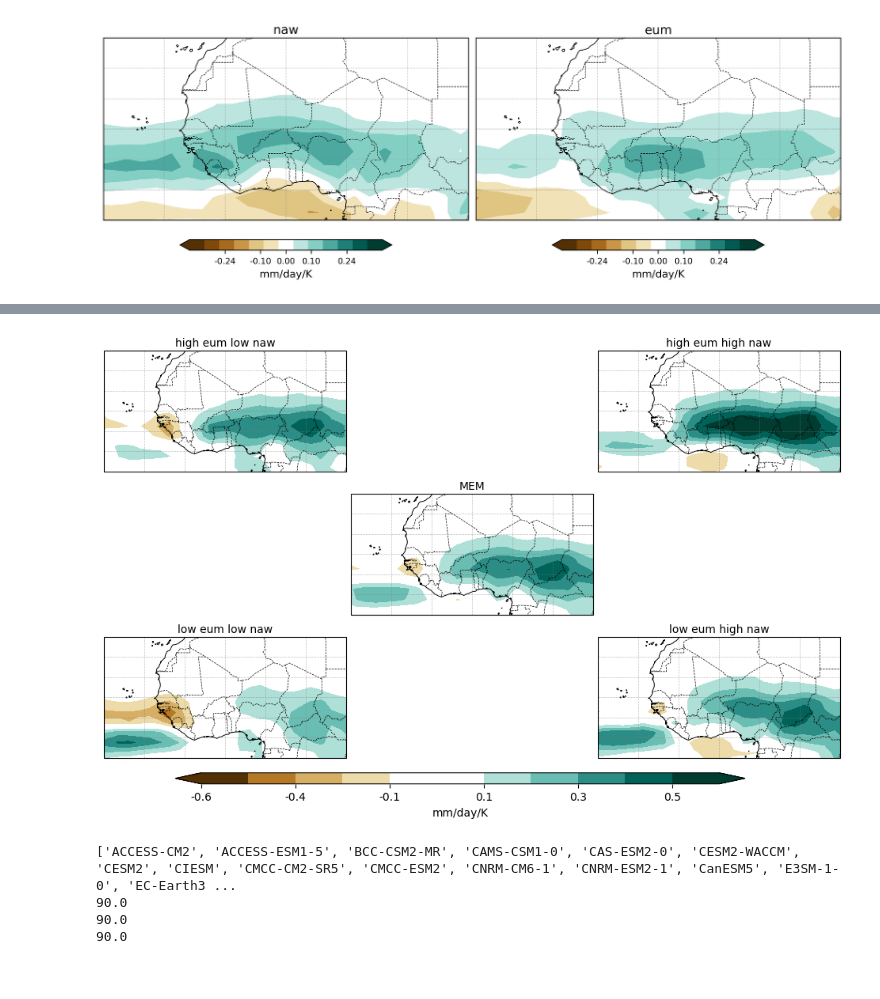
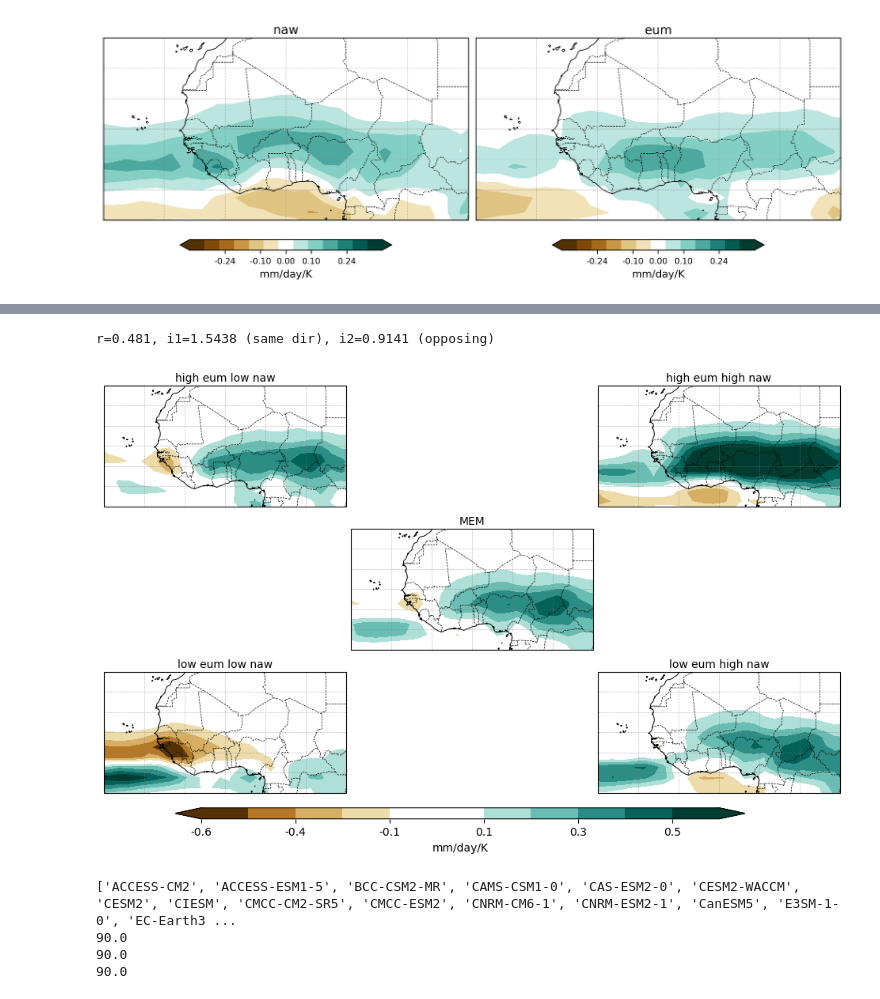
Before and after one commit to LIM-Climate-Causality/storypy, a Jupyter notebook: notebooks/sp_monerie_2023.ipynb, the cells around one changed output, grey strips where cells are left out. Drawn from its saved outputs; the diff is of its cells as text; code cells hidden in the pictures.

Commit message:
update to the storyliine computation. New compute for the storyline coefficient.

```diff
--- a/notebooks/sp_monerie_2023.ipynb
+++ b/notebooks/sp_monerie_2023.ipynb
@@ -448,46 +473,38 @@ create_multi_panel_figure(
 # %%
-from storypy.evaluate.plot import plot_storyline_map, storyline_evaluation, univariate_dist
+from storypy.evaluate.plot import plot_storyline_map, storyline_evaluation
 import numpy as np
 import pandas as pd
 import os
 
 main_config = dict(
         work_dir='/climca/people/ralawode/esmvaltool_output/monerie_etal_2023_20260427_120336/work',
         plot_dir='/climca/people/ralawode/esmvaltool_output/monerie_etal_2023_20260427_120336/plots',
         box=([-30, 30, 0, 30]),
     )
 
 target = 'pr'
 drivers = ['naw', 'eum']
 
 # --- Call the function ---
-df_stand = pd.read_csv(
-    os.path.join(main_config['work_dir'],
-                 "storyline_analysis/multiple_regresion/remote_drivers/"
-                 "scaled_standardized_drivers.csv"),
-    index_col=0
-)
-
 storylines, titles = storyline_evaluation(
     main_config, target, drivers,
-    coeffs_high={'naw':  univariate_dist(df_stand, 'naw',  0.8),
-                 'eum': univariate_dist(df_stand, 'eum', 0.8)},
-    coeffs_low ={'naw':  univariate_dist(df_stand, 'naw',  0.2),
-                 'eum': univariate_dist(df_stand, 'eum', 0.2)},
+    confidence_level=0.8,
+    use_correlation=True     # computes r internally from df_stand, returns i1 and i2
 )
 
 # --- Plotting setup ---
 cmaps = ['BrBG'] * 5
 levels = [np.linspace(-0.6, 0.65, 12)] * 5 # np.arange(-0.3, 0.35, 0.05) --- IGNORE ---
 extent = [main_config["box"]] * 5
 
 fig = plot_storyline_map(
     storylines, extent, levels, cmaps, titles,
     colorbar_label="mm/day/K",
     white_pct=0.05
 )
 # %% [output]
+r=0.481, i1=1.5438 (same dir), i2=0.9141 (opposing)
-[figure, old version]
+[figure, new version]
 # %%
 from storypy.evaluate.plot import plot_ellipse
 import pandas as pd
```
Also changed, not shown: parts of 4 cells of this notebook, 7 other files.
